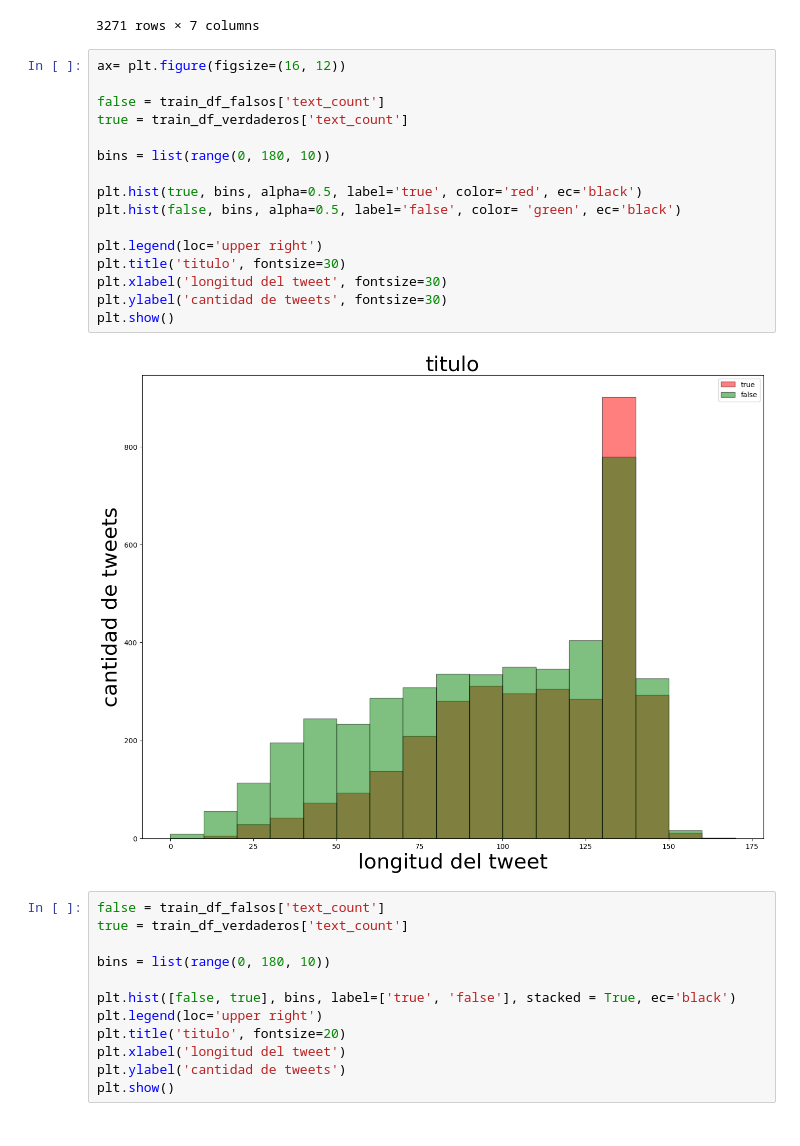
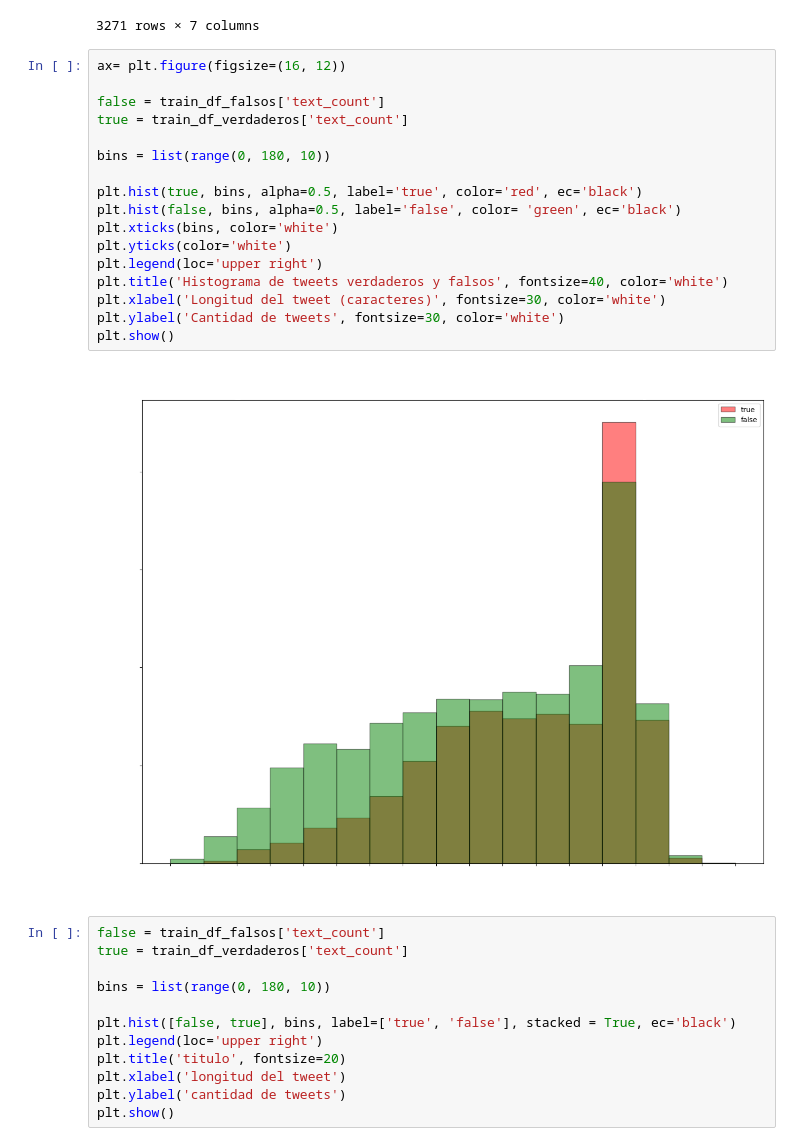
Before and after one commit to csulak/python-jupyter, a Jupyter notebook: ejercicio-twitter/ejercicio-twitter.ipynb, the cells around one changed output. Drawn from its saved outputs; the diff is of its cells as text.

```diff
--- a/ejercicio-twitter/ejercicio-twitter.ipynb
+++ b/ejercicio-twitter/ejercicio-twitter.ipynb
@@ -450,21 +479,22 @@ train_df_verdaderos
 # %%
 ax= plt.figure(figsize=(16, 12))
 
 false = train_df_falsos['text_count']
 true = train_df_verdaderos['text_count']
 
 bins = list(range(0, 180, 10))
 
 plt.hist(true, bins, alpha=0.5, label='true', color='red', ec='black')
 plt.hist(false, bins, alpha=0.5, label='false', color= 'green', ec='black')
-
+plt.xticks(bins, color='white')
+plt.yticks(color='white')
 plt.legend(loc='upper right')
-plt.title('titulo', fontsize=30)
-plt.xlabel('longitud del tweet', fontsize=30)
-plt.ylabel('cantidad de tweets', fontsize=30)
+plt.title('Histograma de tweets verdaderos y falsos', fontsize=40, color='white')
+plt.xlabel('Longitud del tweet (caracteres)', fontsize=30, color='white')
+plt.ylabel('Cantidad de tweets', fontsize=30, color='white')
 plt.show()
 # %% [output]
-[figure, old version]
+[figure, new version]
 # %%
 false = train_df_falsos['text_count']
 true = train_df_verdaderos['text_count']
```
Also changed, not shown: parts of 6 cells of this notebook.
